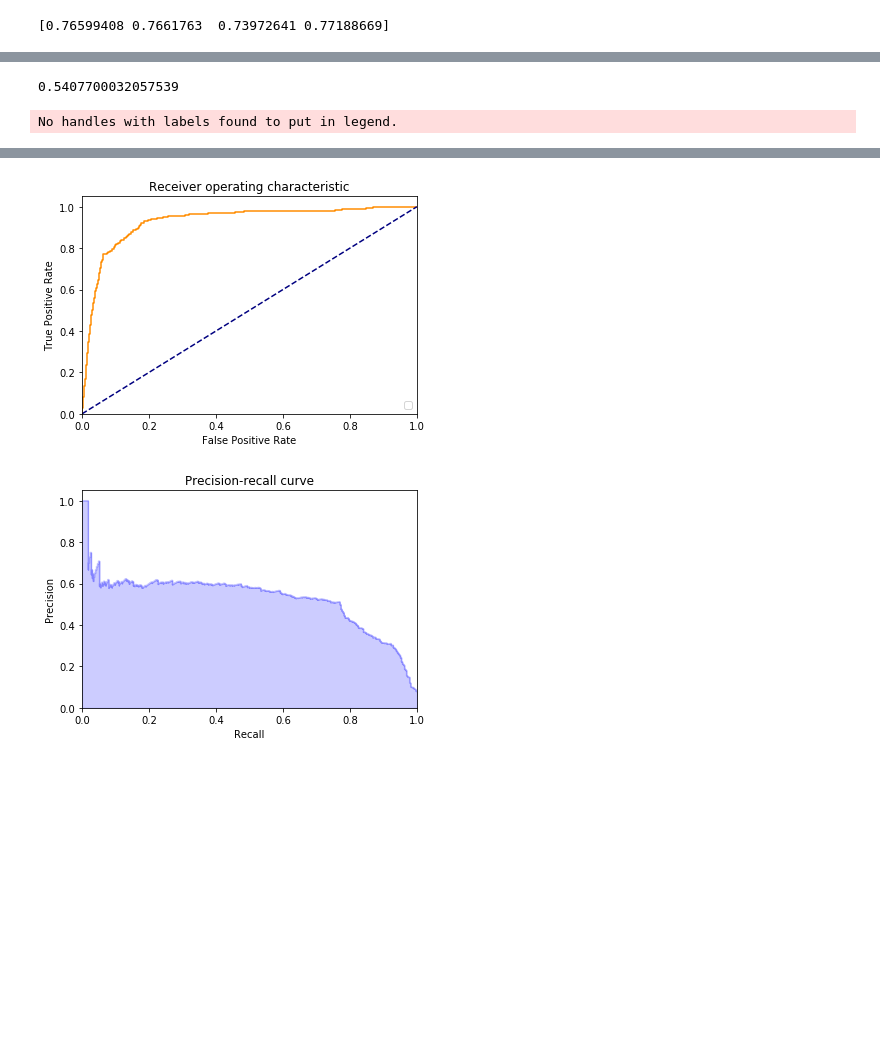
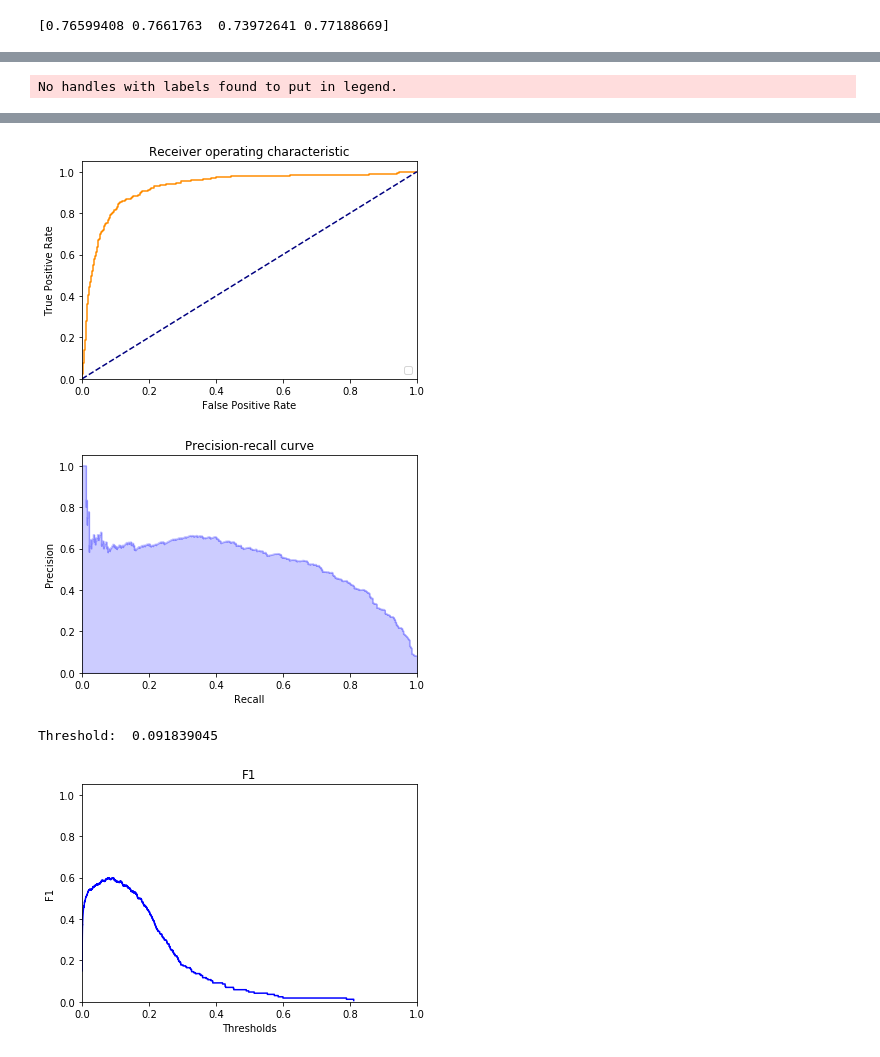
Before and after one commit to IlyaGusev/remotion, a Jupyter notebook: Remotion.ipynb, the cells around one changed output, grey strips where cells are left out. Cells and saved outputs as stored; diff of their text form; code cells hidden in the pictures; blank space fills up the shorter version.

```diff
--- a/Remotion.ipynb
+++ b/Remotion.ipynb
@@ -9,8 +9,8 @@ def semeval_get_data(filename):
     print(data.tokenized_reviews[0][0])
     return data
 
-TRAIN_FILENAME = "/Volumes/My Passport/Datasets/Sentiment/ABSA16/ABSA16_Restaurants_Ru_Train.xml"
-TEST_FILENAME = "/Volumes/My Passport/Datasets/Sentiment/ABSA16/ABSA16_Restaurants_Ru_Test.xml"
+TRAIN_FILENAME = "/media/yallen/My Passport/Datasets/Sentiment/ABSA16/ABSA16_Restaurants_Ru_Train.xml"
+TEST_FILENAME = "/media/yallen/My Passport/Datasets/Sentiment/ABSA16/ABSA16_Restaurants_Ru_Test.xml"
 train_data = semeval_get_data(TRAIN_FILENAME)
 test_data = semeval_get_data(TEST_FILENAME)
 # %% [output]
@@ -339,10 +339,11 @@ def do_epoch(model, criterion, text_batch, gram_batch, y, use_cuda, optimizer=No
     return loss.data.item(), predictions
 
 def train_model(train_data, vocabulary, gram_vector_size, batch_size=8, max_length=300, epochs=15,
-          embeddings_size=500, rnn_size=32, gram_hidden_size=16, lr=0.001):
+          embeddings_size=500, rnn_size=32, gram_hidden_size=16, n_layers=3, lr=0.001):
     use_cuda = torch.cuda.is_available()
 
-    model = RemotionRNN(vocabulary.size(), embeddings_size, rnn_size, gram_vector_size, gram_hidden_size)
+    model = RemotionRNN(vocabulary.size(), embeddings_size, rnn_size, gram_vector_size,
+                        gram_hidden_size, n_layers=n_layers)
     embeddings = get_embeddings(vocabulary, "w2v.txt")
     model.embedding.weight = nn.Parameter(embeddings, requires_grad=False)
     model = model.cuda() if use_cuda else model
@@ -391,5 +392,12 @@ def train_model(train_data, vocabulary, gram_vector_size, batch_size=8, max_leng
         save_model(model, optimizer, "model.pt")
         load_model("model.pt", use_cuda)
     return model
-model = train_model(train_pos_data, vocabulary, grammeme_vectorizer.grammemes_count(), epochs=9)
+
+model = train_model(train_pos_data,
+                    vocabulary,
+                    grammeme_vectorizer.grammemes_count(),
+                    epochs=9,
+                    rnn_size=32,
+                    gram_hidden_size=16,
+                    n_layers=3)
 # %% [output]
@@ -406,6 +414,7 @@ Train loss: 366.10767036676407, val loss: 423.112735748291, roc auc: 0.944067423
 # %%
 %matplotlib inline
 import matplotlib.pyplot as plt
+import numpy as np
 from sklearn.metrics import roc_curve, precision_recall_curve, f1_score, recall_score
 
 def plot_roc_auc(all_y, all_pred):
@@ -422,9 +431,6 @@ def plot_roc_auc(all_y, all_pred):
 
 def plot_precision_recall(all_y, all_pred):
     precision, recall, thresholds = precision_recall_curve(all_y, all_pred)
-    f1 = []
-    for p, c in zip(precision, recall):
-        f1.append(2*p*c/(p+c))
     plt.step(recall, precision, color='b', alpha=0.2, where='post')
     plt.fill_between(recall, precision, step='post', alpha=0.2, color='b')
     plt.title('Precision-recall curve')
@@ -434,14 +440,20 @@ def plot_precision_recall(all_y, all_pred):
     plt.xlim([0.0, 1.0])
     plt.show()
 
+    f1 = [2*p*r/(p+r) if p != 0 and r != 0 else 0.0 for p, r in zip(precision, recall)][:len(thresholds)]
+    print("Threshold: ", thresholds[np.argmax(f1)])
     plt.step(thresholds, f1, color='b', where='post')
     plt.title('F1')
     plt.xlabel('Thresholds')
     plt.ylabel('F1')
     plt.ylim([0.0, 1.05])
     plt.xlim([0.0, 1.0])
+    plt.show()
+
+    return float(thresholds[np.argmax(f1)])
 
 def test_model(model, test_data, vocabulary, gram_vector_size, batch_size=128, max_length=40):
+    use_cuda = torch.cuda.is_available()
     criterion = torch.nn.BCELoss(size_average=False)
     test_loss = 0
     test_count = 0
@@ -451,7 +463,7 @@ def test_model(model, test_data, vocabulary, gram_vector_size, batch_size=128, m
     test_batches = get_batches(test_data, vocabulary, gram_vector_size, batch_size, max_length)
     for text_batch, gram_batch, y in test_batches:
         model.eval()
-        loss, predictions = do_epoch(model, criterion, text_batch, gram_batch, y, False)
+        loss, predictions = do_epoch(model, criterion, text_batch, gram_batch, y, use_cuda)
         test_loss += loss
         test_count += 1
 
@@ -461,10 +473,12 @@ def test_model(model, test_data, vocabulary, gram_vector_size, batch_size=128, m
         for i in range(y.size(0)):
             review_y = list(y.data[i])[:lengths[i]]
             review_pred = list(predictions.data[i])[:lengths[i]]
-            f1s.append(f1_score(review_y, [int(e > 0.08) for e in list(predictions.data[i])[:lengths[i]]]))
+            f1s.append(f1_score(review_y, [int(e > 0.0894) for e in review_pred]))
             all_y += review_y
             all_pred += review_pred
-    all_pred_round = [int(e > 0.13) for e in all_pred]
+    plot_roc_auc(all_y, all_pred)
+    threshold = plot_precision_recall(all_y, all_pred)
+    all_pred_round = [int(e > threshold) for e in all_pred]
     print(sum(f1s)/len(f1s))
     print("Test loss: {test_loss}, roc auc: {roc_auc}, f1: {f1}, recall: {recall}".format(
         test_loss = test_loss/test_count,
@@ -472,10 +486,7 @@ def test_model(model, test_data, vocabulary, gram_vector_size, batch_size=128, m
         f1 = f1_score(all_y, all_pred_round),
         recall = recall_score(all_y, all_pred_round)
     ))
-    plot_roc_auc(all_y, all_pred)
-    plot_precision_recall(all_y, all_pred)
 
 test_model(model, test_pos_data, vocabulary, grammeme_vectorizer.grammemes_count())
 # %% [output]
-0.5407700032057539
+No handles with labels found to put in legend.
-No handles with labels found to put in legend.
@@ -483,2 +493,4 @@ Test loss: 875.1981811523438, roc auc: 0.9275041961637847, f1: 0.555729984301412
-[figure, old version]
+[figure, new version]
-[figure, old version]
+[figure, new version]
+Threshold:  0.091839045
+[figure, added]
```
Also changed, not shown: parts of 3 cells of this notebook.
